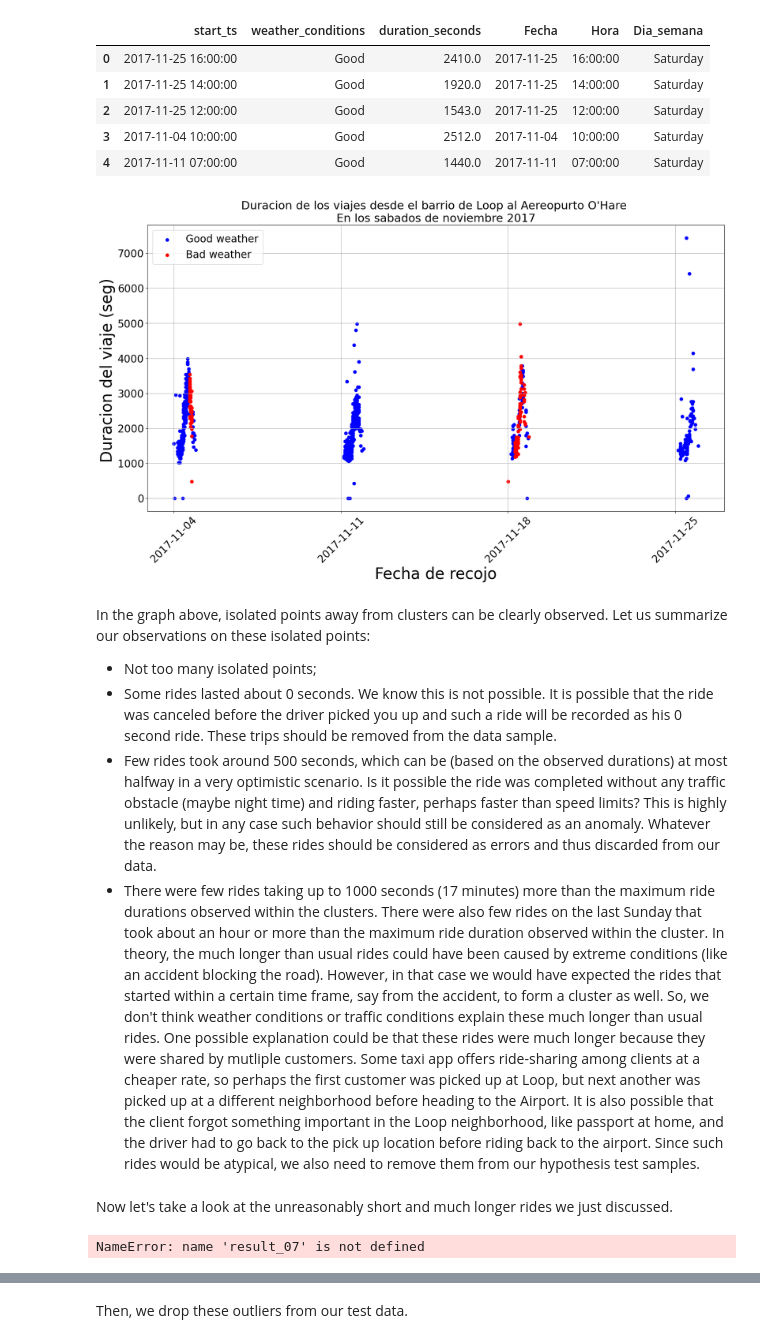
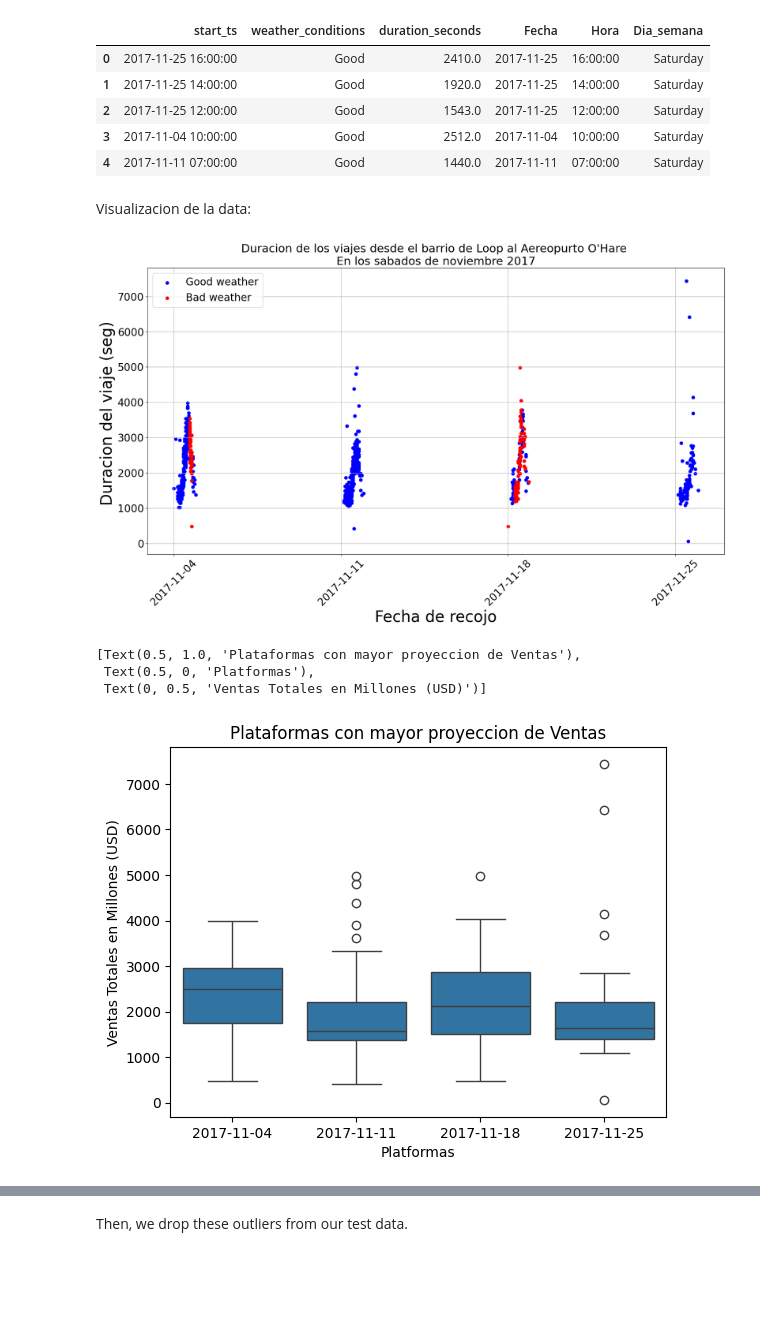
Before and after one commit to glouigi/PROYECTO-SPRINT-8, a Jupyter notebook: SPRINT 8 - RECOPILACION Y ALMACENAMIENTO DE DATOS.ipynb, the cells around one changed output, grey strips where cells are left out. Drawn from its saved outputs; the diff is of its cells as text; code cells hidden in the pictures; blank space fills up the shorter version.

```diff
--- a/SPRINT 8 - RECOPILACION Y ALMACENAMIENTO DE DATOS.ipynb
+++ b/SPRINT 8 - RECOPILACION Y ALMACENAMIENTO DE DATOS.ipynb
@@ -202,0 +206,4 @@ Todos los viajes realizado dentro de la DF `sql_result_07` se realizaron los dia
+# %%
+# Filtramos y eliminamos los datos 0 la data frame sql_result_07
+sql_result_07 = sql_result_07.query("duration_seconds != 0")
+sql_result_07
@@ -335,6 +356,8 @@ sql_result_07.head(5)
 | 2 | 2017-11-25 12:00:00 | Good | 1543.0 | 2017-11-25 | 12:00:00 | Saturday |
 | 3 | 2017-11-04 10:00:00 | Good | 2512.0 | 2017-11-04 | 10:00:00 | Saturday |
 | 4 | 2017-11-11 07:00:00 | Good | 1440.0 | 2017-11-11 | 07:00:00 | Saturday |
+# %% [markdown]
+Visualizacion de la data:
 # %%
 # Grafico de dispersion
 plt.figure(figsize=(20,10))
@@ -355,21 +378,14 @@ plt.yticks(fontsize=20)
 plt.grid()
 plt.show()
 # %% [output]
-[figure, old version]
+[figure, new version]
-# %% [markdown]
-In the graph above, isolated points away from clusters can be clearly observed. Let us summarize our observations on these isolated points:
-- Not too many isolated points;
-- Some rides lasted about 0 seconds. We know this is not possible. It is possible that the ride was canceled before the driver picked you up and such a ride will be recorded as his 0 second ride. These trips should be removed from the data sample.
-- Few rides took around 500 seconds, which can be (based on the observed durations) at most halfway in a very optimistic scenario. Is it possible the ride was completed without any traffic obstacle (maybe night time) and riding faster, perhaps faster than speed limits? This is highly unlikely, but in any case such behavior should still be considered as an anomaly. Whatever the reason may be, these rides should be considered as errors and thus discarded from our data.
-- There were few rides taking up to 1000 seconds (17 minutes) more than the maximum ride durations observed within the clusters. There were also few rides on the last Sunday that took about an hour or more than the maximum ride duration observed within the cluster. In theory, the much longer than usual rides could have been caused by extreme conditions (like an accident blocking the road). However, in that case we would have expected the rides that started within a certain time frame, say from the accident, to form a cluster as well. So, we don't think weather conditions or traffic conditions explain these much longer than usual rides. One possible explanation could be that these rides were much longer because they were shared by mutliple customers. Some taxi app offers ride-sharing among clients at a cheaper rate, so perhaps the first customer was picked up at Loop, but next another was picked up at a different neighborhood before heading to the Airport. It is also possible that the client forgot something important in the Loop neighborhood, like passport at home, and the driver had to go back to the pick up location before riding back to the airport. Since such rides would be atypical, we also need to remove them from our hypothesis test samples.
-# %% [markdown]
-Now let's take a look at the unreasonably short and much longer rides we just discussed.
-# %%
-# Filter outliers, store them separetely, and display them
-outliers_short = result_07.loc[result_07['duration_seconds'] < 1000]
-display(outliers_short)
-
-outliers_long = result_07.loc[result_07['duration_seconds'] > 4000]
-display(outliers_long)
-# %% [output]
-NameError: name 'result_07' is not defined
+# %%
+sql_result_07 = sql_result_07.sort_values(by='Fecha', ascending=True)
+sns.boxplot(data = sql_result_07, x = 'Fecha', y = 'duration_seconds').set(title = 'Plataformas con mayor proyeccion de Ventas',
+                                                 xlabel = 'Platformas',
+                                                 ylabel = 'Ventas Totales en Millones (USD)')
+# %% [output]
+[Text(0.5, 1.0, 'Plataformas con mayor proyeccion de Ventas'),
+ Text(0.5, 0, 'Platformas'),
+ Text(0, 0.5, 'Ventas Totales en Millones (USD)')]
+[figure, added]
```
Also changed, not shown: parts of 7 cells of this notebook, 1 other file.
